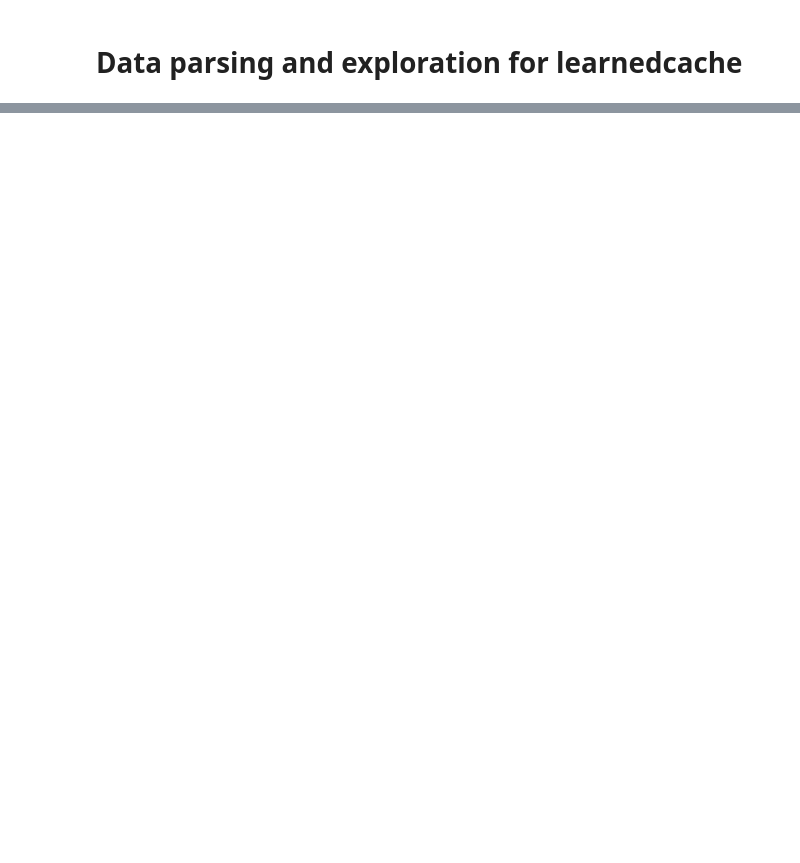
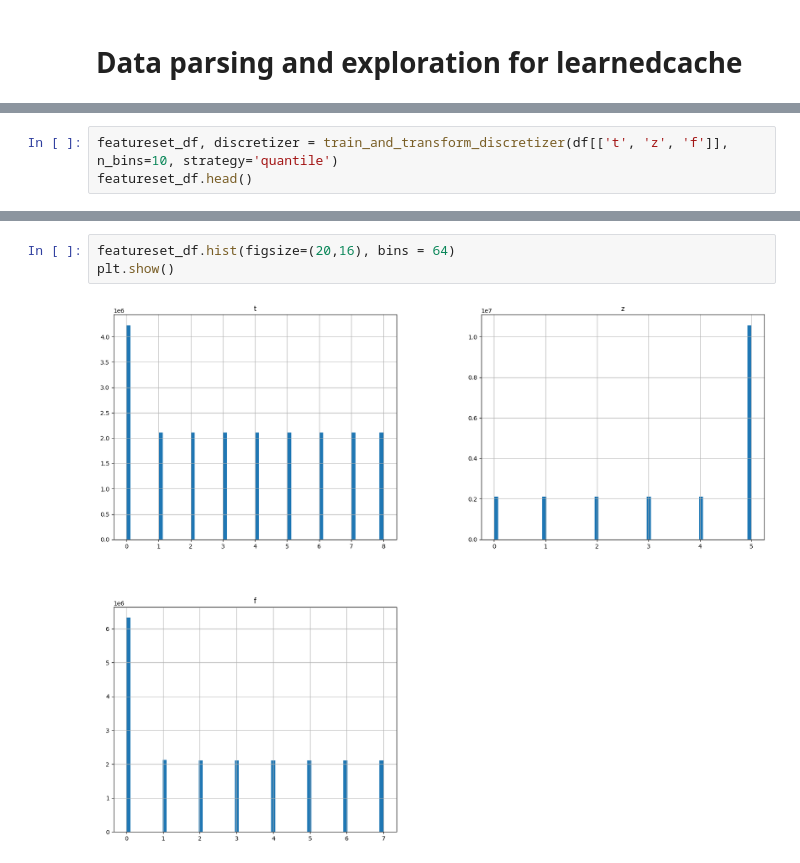
Before and after one commit to JayAndJef/learnedcache, a Jupyter notebook: parsing.ipynb, the cells around one changed output, grey strips where cells are left out. Drawn from its saved outputs; the diff is of its cells as text; blank space fills up the shorter version.

```diff
--- a/parsing.ipynb
+++ b/parsing.ipynb
@@ -103,0 +173,3 @@ Name: t, dtype: int64
+# %%
+featureset_df, discretizer = train_and_transform_discretizer(df[['t', 'z', 'f']], n_bins=10, strategy='quantile')
+featureset_df.head()
@@ -103,0 +183,5 @@ Name: t, dtype: int64
+# %%
+featureset_df.hist(figsize=(20,16), bins = 64)
+plt.show()
+# %% [output]
+[figure, added]
```
Also changed, not shown: parts of 14 cells of this notebook, 6 other files.
